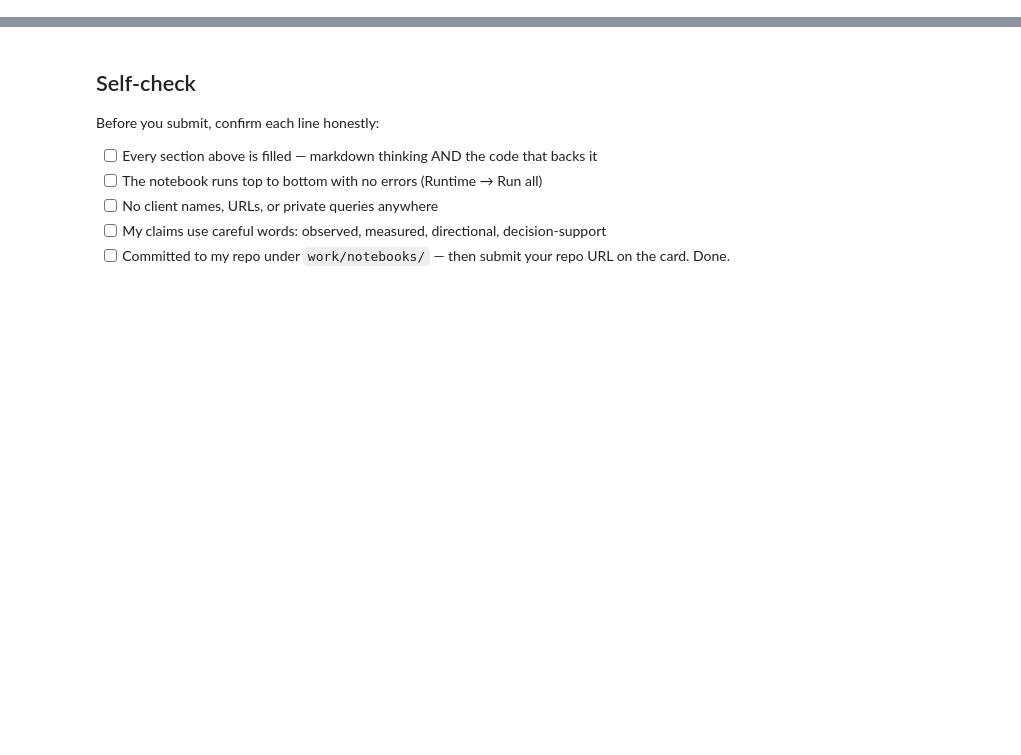
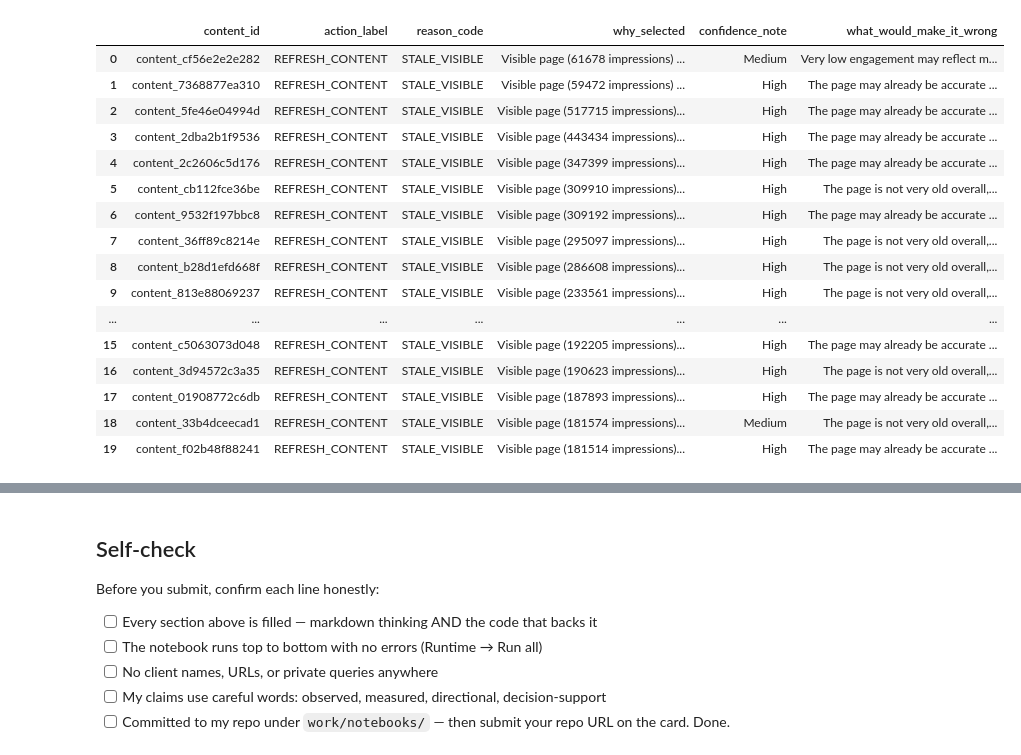
Before and after one commit to yara-08/ML-FlyRank-Internship2, a Jupyter notebook: work/notebooks/w04_baseline_score.ipynb, the cells around one changed output, grey strips where cells are left out. Drawn from its saved outputs; the diff is of its cells as text; code cells hidden in the pictures; blank space fills up the shorter version.

```diff
--- a/work/notebooks/w04_baseline_score.ipynb
+++ b/work/notebooks/w04_baseline_score.ipynb
@@ -36,0 +220,84 @@ This skeleton is yours to fill. Work the sections **in order** — each one has
+# %%
+# This cell is for CODE (numbers, a query, a check).
+# Write your text answer in the cell ABOVE this one — typing sentences here breaks Run All.
+
+
+review = ranked_queue.head(20).copy()
+
+# ---------- Why selected ----------
+review["why_selected"] = (
+    "Visible page (" +
+    review["impressions_90d"].astype(str) +
+    " impressions) not updated for " +
+    review["days_since_last_update"].astype(str) +
+    " days."
+)
+
+# ---------- Confidence ----------
+review["confidence_note"] = "Medium"
+
+review.loc[
+    (review["days_since_last_update"] >= 180) &
+    (review["impression_tier"] == "excellent"),
+    "confidence_note"
+] = "Very High"
+
+review.loc[
+    (review["days_since_last_update"] >= 90) &
+    (review["impression_tier"] == "excellent"),
+    "confidence_note"
+] = "High"
+
+# Lower confidence for suspicious engagement
+review.loc[
+    review["engagement_rate"] < 1,
+    "confidence_note"
+] = "Medium"
+
+# ---------- What could make it wrong ----------
+review["what_would_make_it_wrong"] = (
+    "The page may already be accurate and not require updating."
+)
+
+review.loc[
+    review["engagement_rate"] < 1,
+    "what_would_make_it_wrong"
+] = (
+    "Very low engagement may reflect measurement limits rather than poor content."
+)
+
+review.loc[
+    review["content_age_days"] < 180,
+    "what_would_make_it_wrong"
+] = (
+    "The page is not very old overall, so another issue besides freshness may explain its performance."
+)
+
+display(
+    review[[
+        "content_id",
+        "action_label",
+        "reason_code",
+        "why_selected",
+        "confidence_note",
+        "what_would_make_it_wrong"
+    ]]
+)
+# %% [output]
+|  | content_id | action_label | reason_code | why_selected | confidence_note | what_would_make_it_wrong |
+| 0 | content_cf56e2e2e282 | REFRESH_CONTENT | STALE_VISIBLE | Visible page (61678 impressions) ... | Medium | Very low engagement may reflect m... |
+| 1 | content_7368877ea310 | REFRESH_CONTENT | STALE_VISIBLE | Visible page (59472 impressions) ... | High | The page may already be accurate ... |
+| 2 | content_5fe46e04994d | REFRESH_CONTENT | STALE_VISIBLE | Visible page (517715 impressions)... | High | The page may already be accurate ... |
+| 3 | content_2dba2b1f9536 | REFRESH_CONTENT | STALE_VISIBLE | Visible page (443434 impressions)... | High | The page may already be accurate ... |
+| 4 | content_2c2606c5d176 | REFRESH_CONTENT | STALE_VISIBLE | Visible page (347399 impressions)... | High | The page may already be accurate ... |
+| 5 | content_cb112fce36be | REFRESH_CONTENT | STALE_VISIBLE | Visible page (309910 impressions)... | High | The page is not very old overall,... |
+| 6 | content_9532f197bbc8 | REFRESH_CONTENT | STALE_VISIBLE | Visible page (309192 impressions)... | High | The page may already be accurate ... |
+| 7 | content_36ff89c8214e | REFRESH_CONTENT | STALE_VISIBLE | Visible page (295097 impressions)... | High | The page is not very old overall,... |
+| 8 | content_b28d1efd668f | REFRESH_CONTENT | STALE_VISIBLE | Visible page (286608 impressions)... | High | The page is not very old overall,... |
+| 9 | content_813e88069237 | REFRESH_CONTENT | STALE_VISIBLE | Visible page (233561 impressions)... | High | The page is not very old overall,... |
+| ... | ... | ... | ... | ... | ... | ... |
+| 15 | content_c5063073d048 | REFRESH_CONTENT | STALE_VISIBLE | Visible page (192205 impressions)... | High | The page may already be accurate ... |
+| 16 | content_3d94572c3a35 | REFRESH_CONTENT | STALE_VISIBLE | Visible page (190623 impressions)... | High | The page is not very old overall,... |
+| 17 | content_01908772c6db | REFRESH_CONTENT | STALE_VISIBLE | Visible page (187893 impressions)... | High | The page may already be accurate ... |
+| 18 | content_33b4dceecad1 | REFRESH_CONTENT | STALE_VISIBLE | Visible page (181574 impressions)... | Medium | The page is not very old overall,... |
+| 19 | content_f02b48f88241 | REFRESH_CONTENT | STALE_VISIBLE | Visible page (181514 impressions)... | High | The page may already be accurate ... |
```
Also changed, not shown: parts of 15 cells of this notebook.
